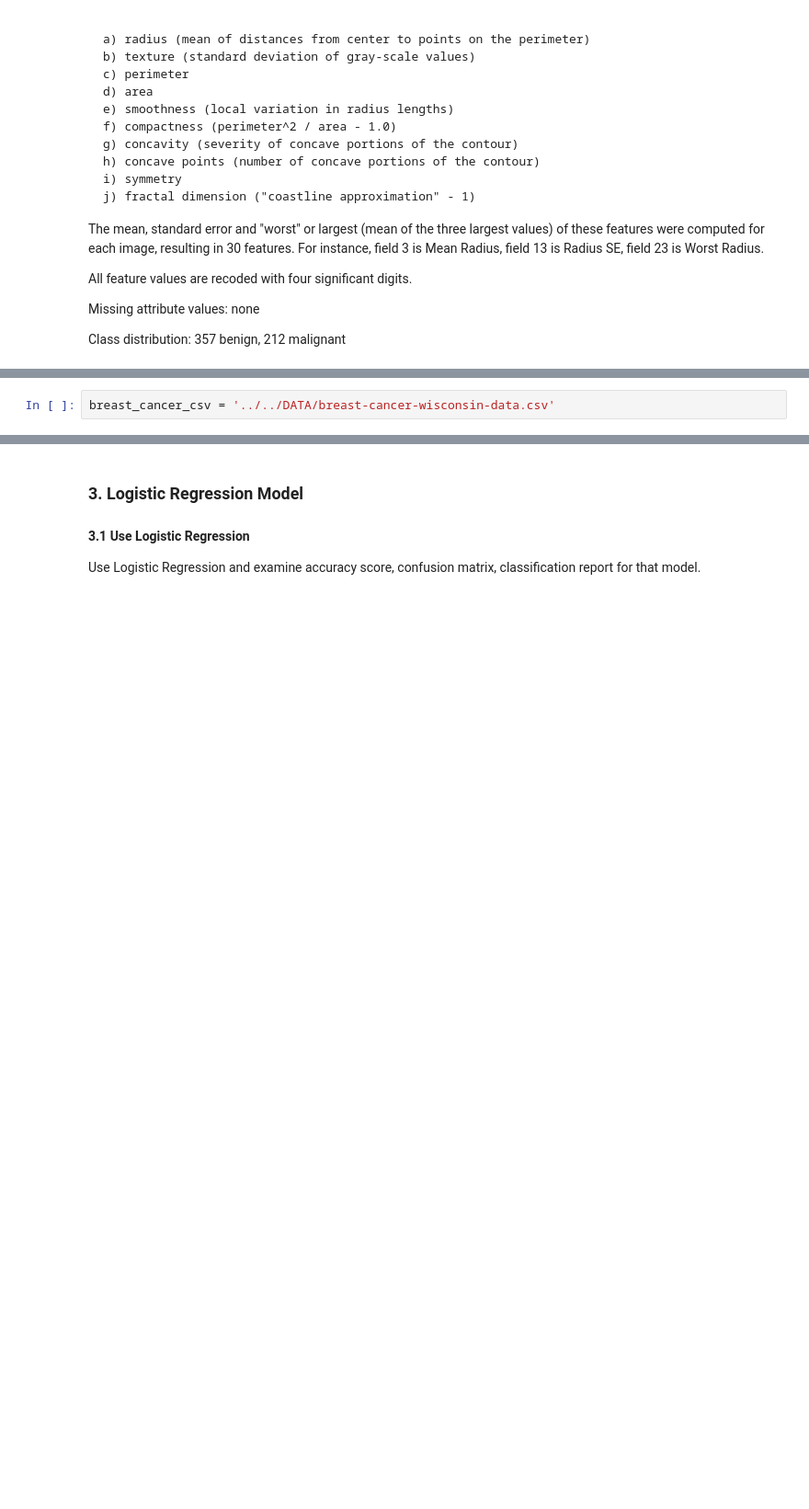
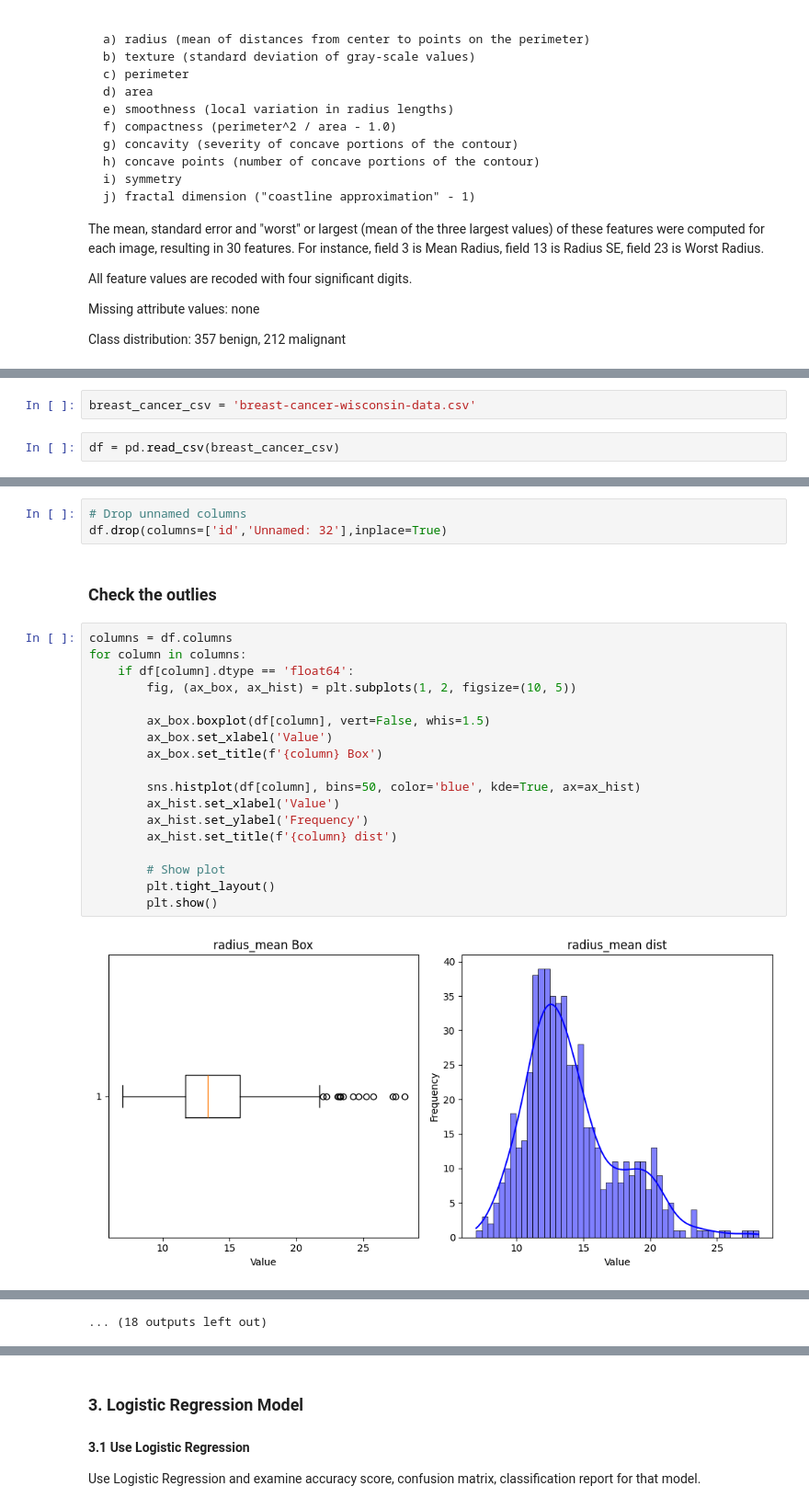
Before and after one commit to pragyanandan/Module-51, a Jupyter notebook: IOD_Lab_5_1_1.ipynb, the cells around one changed output, grey strips where cells are left out. Shown at 92% size. Saved outputs shown, nothing was run; the diff lists cells and outputs as text; blank space fills up the shorter version.

```diff
--- a/IOD_Lab_5_1_1.ipynb
+++ b/IOD_Lab_5_1_1.ipynb
@@ -55,2 +65,4 @@ import matplotlib.pyplot as plt
 # %%
-breast_cancer_csv = '../../DATA/breast-cancer-wisconsin-data.csv'
+breast_cancer_csv = 'breast-cancer-wisconsin-data.csv'
+# %%
+df = pd.read_csv(breast_cancer_csv)
@@ -56,0 +164,25 @@ breast_cancer_csv = '../../DATA/breast-cancer-wisconsin-data.csv'
+# %%
+# Drop unnamed columns
+df.drop(columns=['id','Unnamed: 32'],inplace=True)
+# %% [markdown]
+###  Check the outlies
+# %%
+columns = df.columns
+for column in columns:
+    if df[column].dtype == 'float64':
+        fig, (ax_box, ax_hist) = plt.subplots(1, 2, figsize=(10, 5))
+
+        ax_box.boxplot(df[column], vert=False, whis=1.5)
+        ax_box.set_xlabel('Value')
+        ax_box.set_title(f'{column} Box')
+
+        sns.histplot(df[column], bins=50, color='blue', kde=True, ax=ax_hist)
+        ax_hist.set_xlabel('Value')
+        ax_hist.set_ylabel('Frequency')
+        ax_hist.set_title(f'{column} dist')
+
+        # Show plot
+        plt.tight_layout()
+        plt.show()
+# %% [output]
+[figure, added]
@@ -56,0 +200 @@ breast_cancer_csv = '../../DATA/breast-cancer-wisconsin-data.csv'
+... (18 outputs left out)
```
Also changed, not shown: parts of 45 cells of this notebook, 1 other file.
